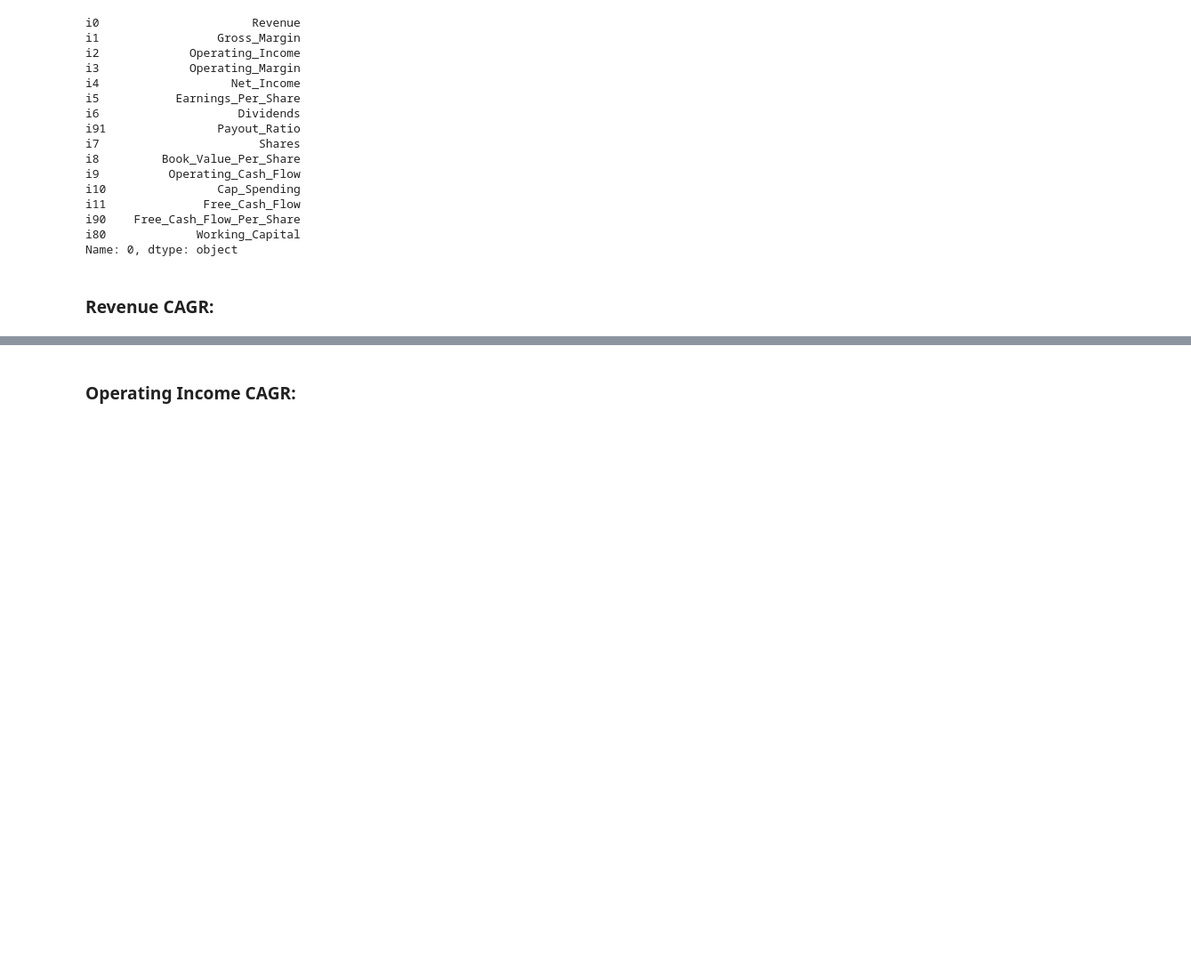
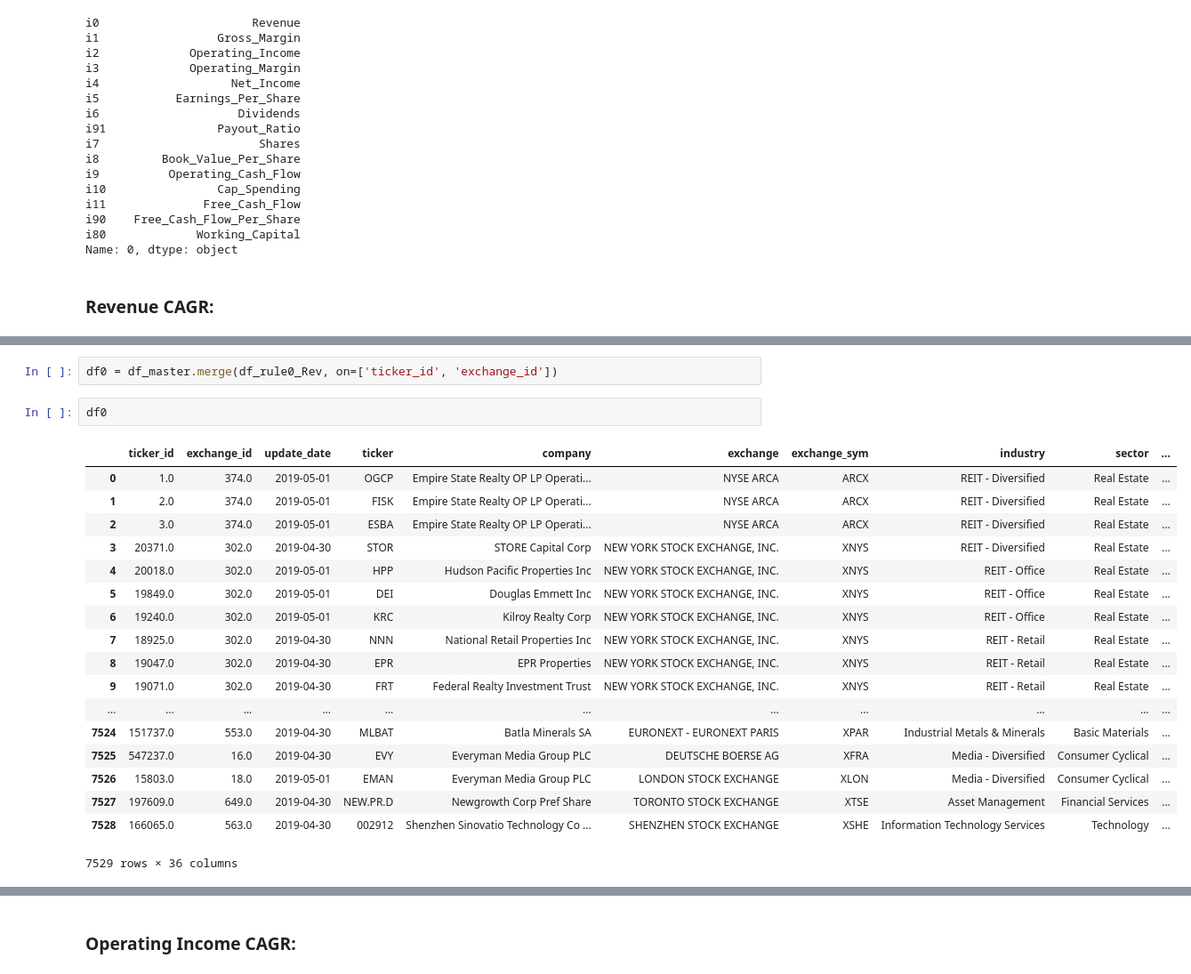
Before and after one commit to caiobran/mstables, a Jupyter notebook: data_overview.ipynb, the cells around one changed output, grey strips where cells are left out. Shown at 89% size. Drawn from its saved outputs; the diff is of its cells as text; blank space fills up the shorter version.

```diff
--- a/data_overview.ipynb
+++ b/data_overview.ipynb
@@ -1337,0 +1384,23 @@ Total of 8,574 records meet this criterium.
+# %%
+df0 = df_master.merge(df_rule0_Rev, on=['ticker_id', 'exchange_id'])
+# %%
+df0
+# %% [output]
+|  | ticker_id | exchange_id | update_date | ticker | company | exchange | exchange_sym | industry | sector | ... |
+| 0 | 1.0 | 374.0 | 2019-05-01 | OGCP | Empire State Realty OP LP Operati... | NYSE ARCA | ARCX | REIT - Diversified | Real Estate | ... |
+| 1 | 2.0 | 374.0 | 2019-05-01 | FISK | Empire State Realty OP LP Operati... | NYSE ARCA | ARCX | REIT - Diversified | Real Estate | ... |
+| 2 | 3.0 | 374.0 | 2019-05-01 | ESBA | Empire State Realty OP LP Operati... | NYSE ARCA | ARCX | REIT - Diversified | Real Estate | ... |
+| 3 | 20371.0 | 302.0 | 2019-04-30 | STOR | STORE Capital Corp | NEW YORK STOCK EXCHANGE, INC. | XNYS | REIT - Diversified | Real Estate | ... |
+| 4 | 20018.0 | 302.0 | 2019-05-01 | HPP | Hudson Pacific Properties Inc | NEW YORK STOCK EXCHANGE, INC. | XNYS | REIT - Office | Real Estate | ... |
+| 5 | 19849.0 | 302.0 | 2019-05-01 | DEI | Douglas Emmett Inc | NEW YORK STOCK EXCHANGE, INC. | XNYS | REIT - Office | Real Estate | ... |
+| 6 | 19240.0 | 302.0 | 2019-05-01 | KRC | Kilroy Realty Corp | NEW YORK STOCK EXCHANGE, INC. | XNYS | REIT - Office | Real Estate | ... |
+| 7 | 18925.0 | 302.0 | 2019-04-30 | NNN | National Retail Properties Inc | NEW YORK STOCK EXCHANGE, INC. | XNYS | REIT - Retail | Real Estate | ... |
+| 8 | 19047.0 | 302.0 | 2019-04-30 | EPR | EPR Properties | NEW YORK STOCK EXCHANGE, INC. | XNYS | REIT - Retail | Real Estate | ... |
+| 9 | 19071.0 | 302.0 | 2019-04-30 | FRT | Federal Realty Investment Trust | NEW YORK STOCK EXCHANGE, INC. | XNYS | REIT - Retail | Real Estate | ... |
+| ... | ... | ... | ... | ... | ... | ... | ... | ... | ... | ... |
+| 7524 | 151737.0 | 553.0 | 2019-04-30 | MLBAT | Batla Minerals SA | EURONEXT - EURONEXT PARIS | XPAR | Industrial Metals & Minerals | Basic Materials | ... |
+| 7525 | 547237.0 | 16.0 | 2019-04-30 | EVY | Everyman Media Group PLC | DEUTSCHE BOERSE AG | XFRA | Media - Diversified | Consumer Cyclical | ... |
+| 7526 | 15803.0 | 18.0 | 2019-05-01 | EMAN | Everyman Media Group PLC | LONDON STOCK EXCHANGE | XLON | Media - Diversified | Consumer Cyclical | ... |
+| 7527 | 197609.0 | 649.0 | 2019-04-30 | NEW.PR.D | Newgrowth Corp Pref Share | TORONTO STOCK EXCHANGE | XTSE | Asset Management | Financial Services | ... |
+| 7528 | 166065.0 | 563.0 | 2019-04-30 | 002912 | Shenzhen Sinovatio Technology Co ... | SHENZHEN STOCK EXCHANGE | XSHE | Information Technology Services | Technology | ... |
+7529 rows × 36 columns
```
Also changed, not shown: parts of 37 cells of this notebook, 8 other files.
